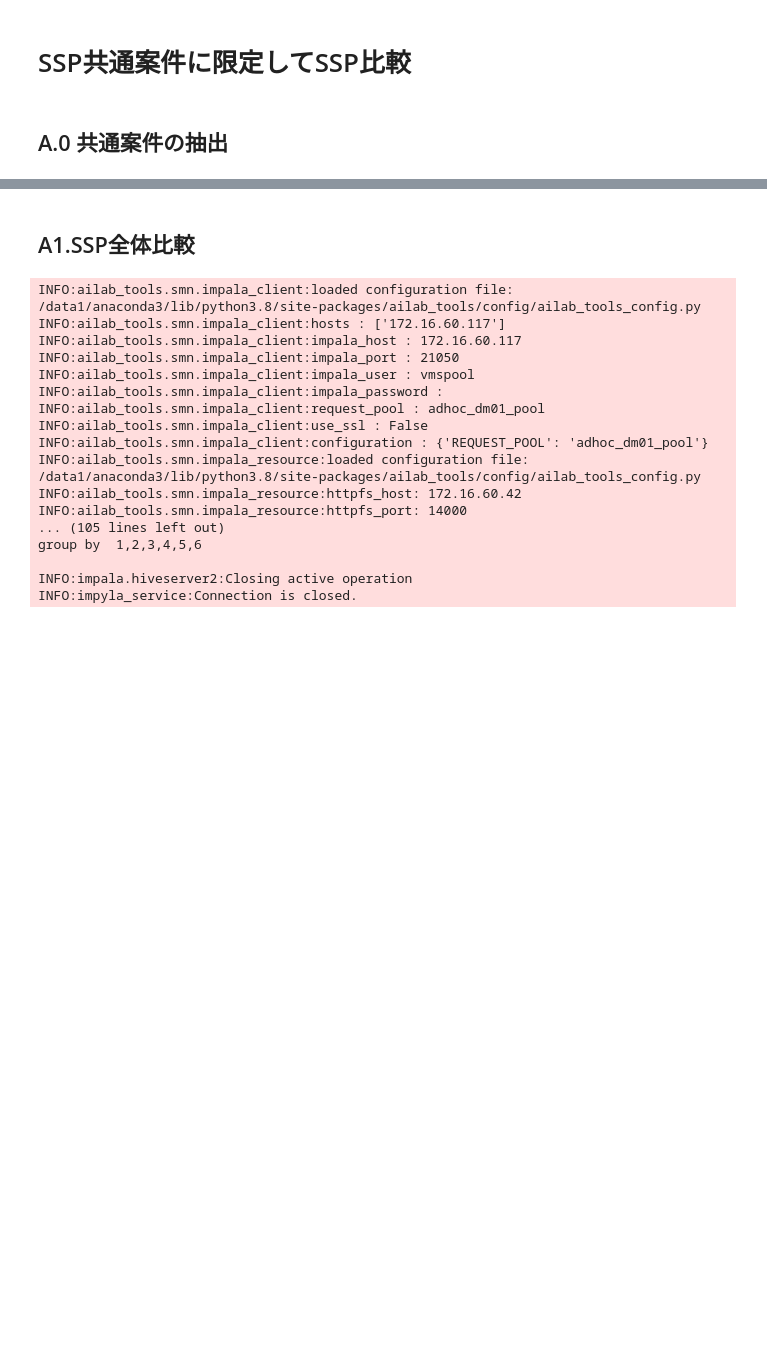
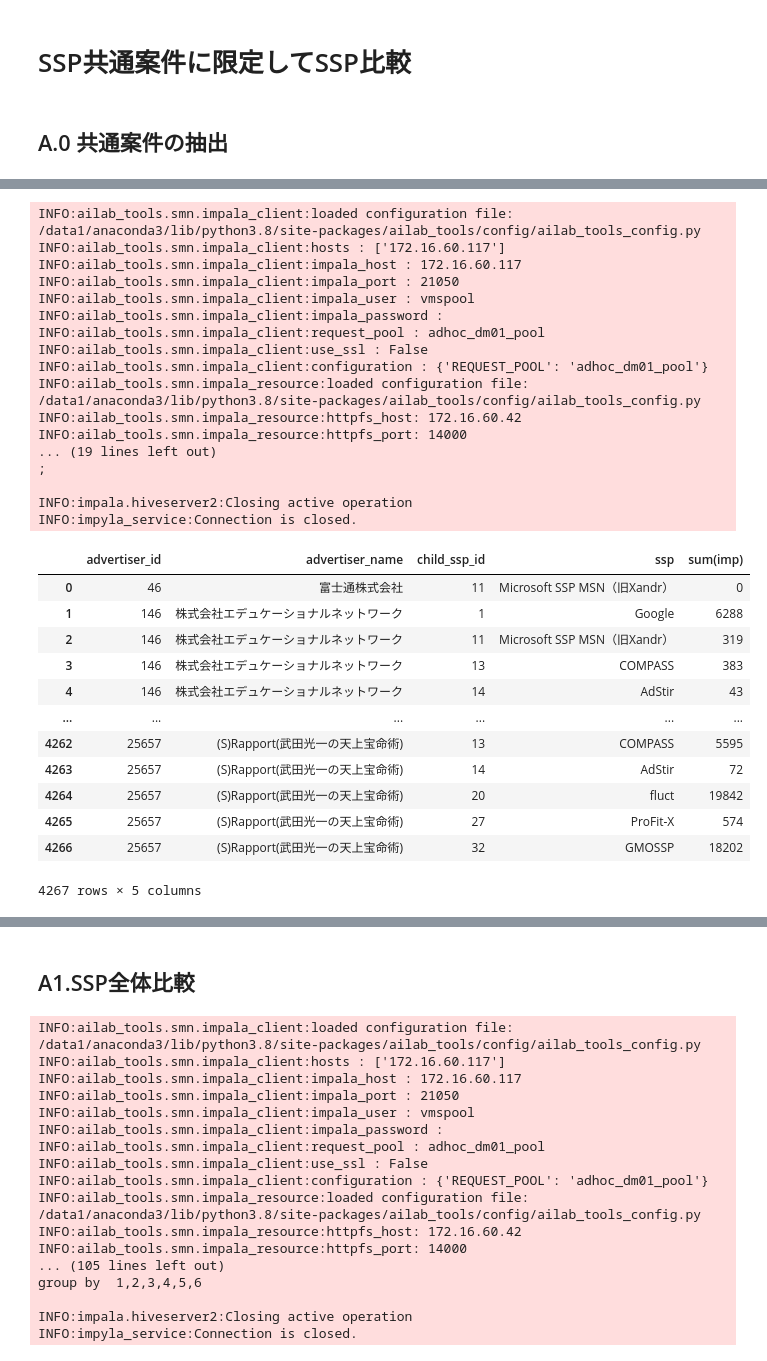
Before and after one commit to smn-ussy/dm_tasks, a Jupyter notebook: regular_tasks/monthly_tasks/MR/no3/MR課_月初_SSP比較データ.ipynb, the cells around one changed output, grey strips where cells are left out. Drawn from its saved outputs; the diff is of its cells as text; code cells hidden in the pictures; blank space fills up the shorter version.

```diff
--- a/regular_tasks/monthly_tasks/MR/no3/MR課_月初_SSP比較データ.ipynb
+++ b/regular_tasks/monthly_tasks/MR/no3/MR課_月初_SSP比較データ.ipynb
@@ -100,0 +489,62 @@ data_a_0_1.to_csv(file_path, index=False, sep="\t")
+# %%
+# 対象
+os = 'SP'
+is_app = '0'
+creative = 'native'
+# %%
+query = (
+f"""
+select
+    tmp.advertiser_id,
+    tmp.advertiser_name,
+    tmp.child_ssp_id,
+    tmp.ssp,
+    SUM(imp)
+from
+    {created_table_name} tmp
+WHERE
+    tmp.os IN ('{os}')
+    AND tmp.is_app IN ({is_app})
+    AND tmp.creative IN ('{creative}')
+GROUP BY
+    1,2,3,4
+ORDER BY
+    1,2,3,4
+;
+"""
+)
+with ImpalaResource(**ircfg) as ir:
+    df = ir.sql_to_pandas(query)
+
+df
+# %% [output]
+INFO:ailab_tools.smn.impala_client:loaded configuration file: /data1/anaconda3/lib/python3.8/site-packages/ailab_tools/config/ailab_tools_config.py
+INFO:ailab_tools.smn.impala_client:hosts : ['172.16.60.117']
+INFO:ailab_tools.smn.impala_client:impala_host : 172.16.60.117
+INFO:ailab_tools.smn.impala_client:impala_port : 21050
+INFO:ailab_tools.smn.impala_client:impala_user : vmspool
+INFO:ailab_tools.smn.impala_client:impala_password :
+INFO:ailab_tools.smn.impala_client:request_pool : adhoc_dm01_pool
+INFO:ailab_tools.smn.impala_client:use_ssl : False
+INFO:ailab_tools.smn.impala_client:configuration : {'REQUEST_POOL': 'adhoc_dm01_pool'}
+INFO:ailab_tools.smn.impala_resource:loaded configuration file: /data1/anaconda3/lib/python3.8/site-packages/ailab_tools/config/ailab_tools_config.py
+INFO:ailab_tools.smn.impala_resource:httpfs_host: 172.16.60.42
+INFO:ailab_tools.smn.impala_resource:httpfs_port: 14000
+... (19 lines left out)
+;
+
+INFO:impala.hiveserver2:Closing active operation
+INFO:impyla_service:Connection is closed.
+|  | advertiser_id | advertiser_name | child_ssp_id | ssp | sum(imp) |
+| 0 | 46 | 富士通株式会社 | 11 | Microsoft SSP MSN（旧Xandr） | 0 |
+| 1 | 146 | 株式会社エデュケーショナルネットワーク | 1 | Google | 6288 |
+| 2 | 146 | 株式会社エデュケーショナルネットワーク | 11 | Microsoft SSP MSN（旧Xandr） | 319 |
+| 3 | 146 | 株式会社エデュケーショナルネットワーク | 13 | COMPASS | 383 |
+| 4 | 146 | 株式会社エデュケーショナルネットワーク | 14 | AdStir | 43 |
+| ... | ... | ... | ... | ... | ... |
+| 4262 | 25657 | (S)Rapport(武田光一の天上宝命術) | 13 | COMPASS | 5595 |
+| 4263 | 25657 | (S)Rapport(武田光一の天上宝命術) | 14 | AdStir | 72 |
+| 4264 | 25657 | (S)Rapport(武田光一の天上宝命術) | 20 | fluct | 19842 |
+| 4265 | 25657 | (S)Rapport(武田光一の天上宝命術) | 27 | ProFit-X | 574 |
+| 4266 | 25657 | (S)Rapport(武田光一の天上宝命術) | 32 | GMOSSP | 18202 |
+4267 rows × 5 columns
```
Also changed, not shown: parts of 27 cells of this notebook.
